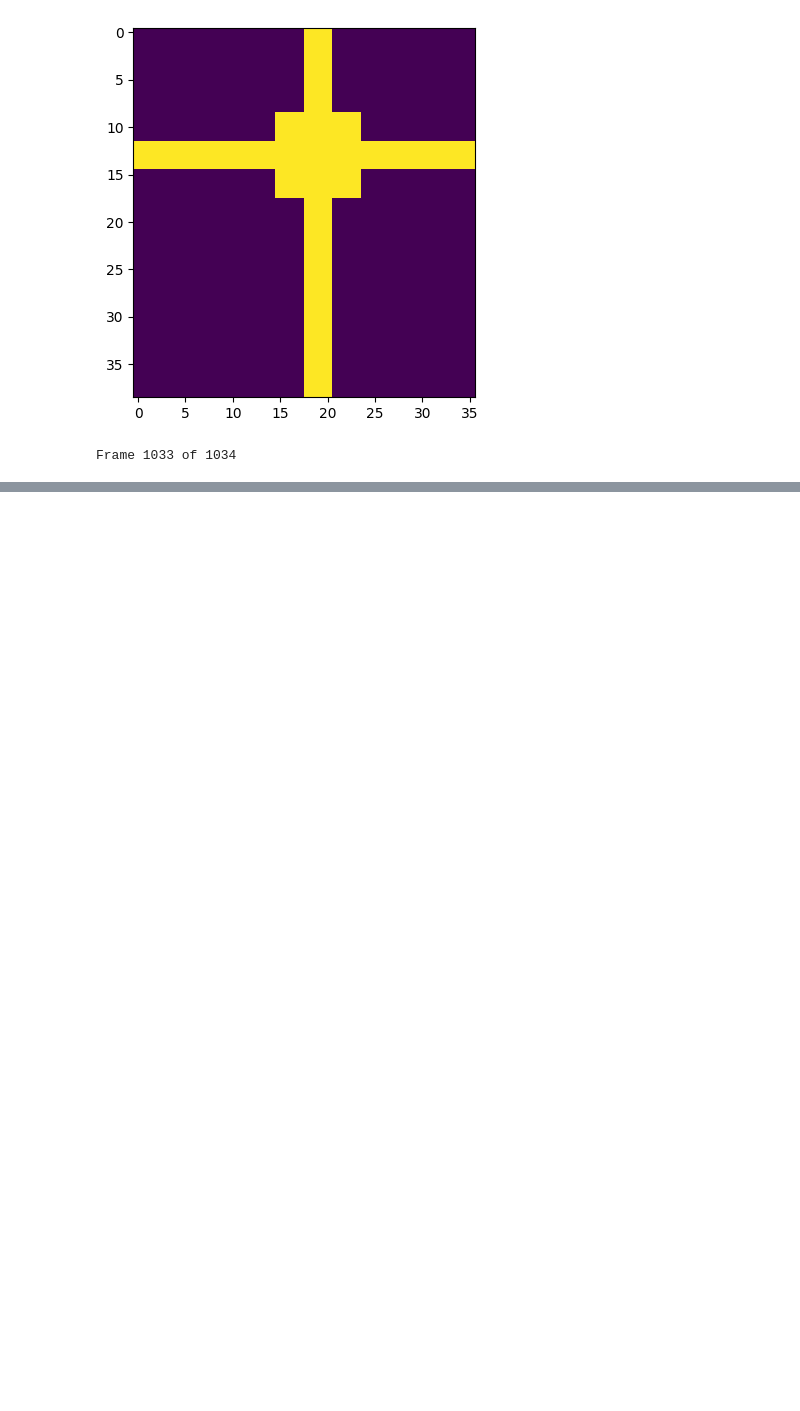
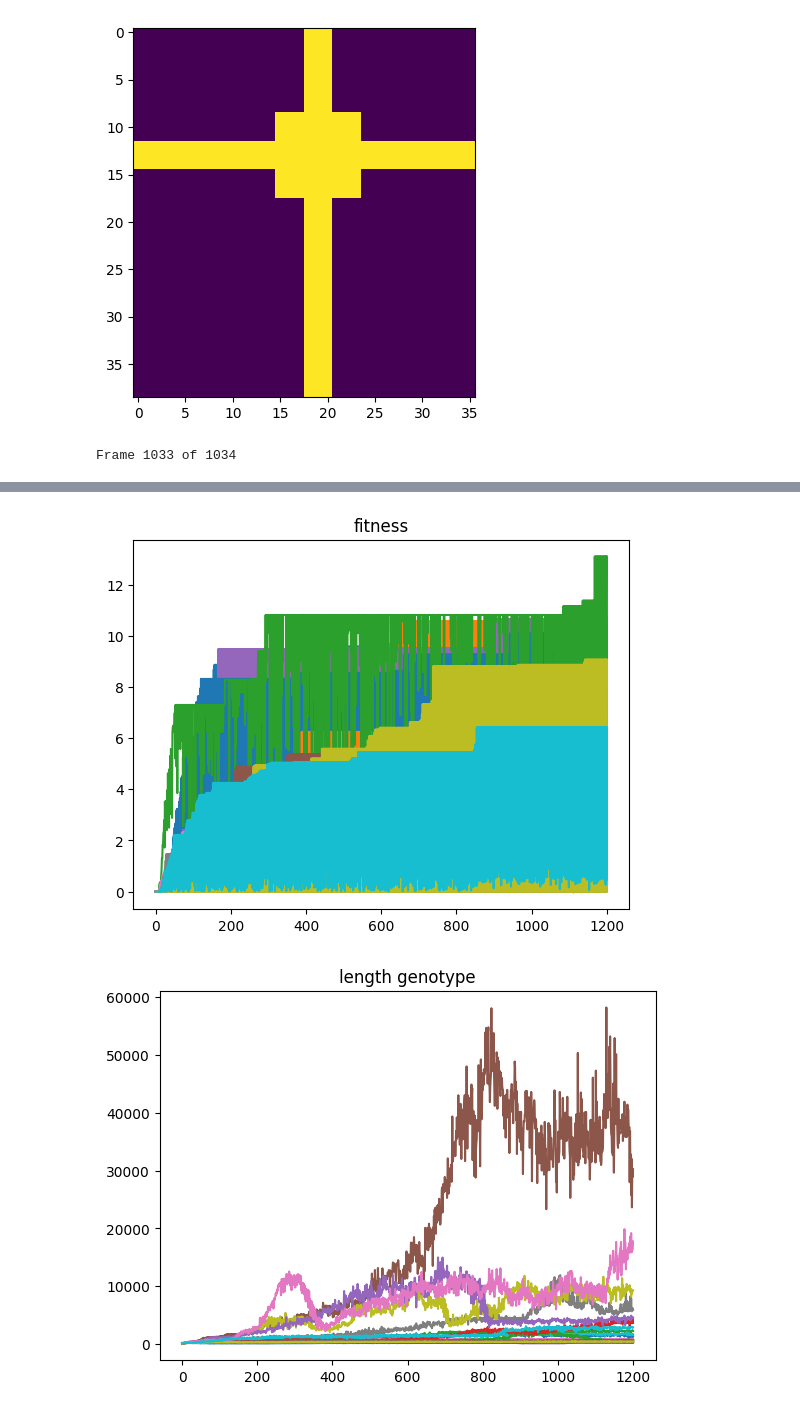
Before and after one commit to KristianiEJPK/revolve2-1, a Jupyter notebook: examples/robot_bodybrain_ea_database/analyze_concentrations.ipynb, the cells around one changed output, grey strips where cells are left out. Drawn from its saved outputs; the diff is of its cells as text; code cells hidden in the pictures; blank space fills up the shorter version.

```diff
--- a/examples/robot_bodybrain_ea_database/analyze_concentrations.ipynb
+++ b/examples/robot_bodybrain_ea_database/analyze_concentrations.ipynb
@@ -189,0 +248,6 @@ print(concentrations[4][4:10, 1031])
+# %%
+column = "fitness"
+folder_path = "C:\\Users\\niels\\Downloads\\GRN_system_runs\\Evolution\\"
+# %%
+mappings = {0: "concentration threshold", 1: "concentration decay", 2: "intra diffusion rate",
+ 3: "inter diffusion rate", 4: "capacity core", 5: "capacity hinge", 6: "capacity brick",}
@@ -189,0 +431,10 @@ print(concentrations[4][4:10, 1031])
+# %%
+data = df.loc[:, ["generation_index", "experiment_id"] + columns].groupby(["experiment_id", "generation_index"]).median()
+
+for column in columns:
+    plt.plot(data[column].unstack().T)
+    plt.title(column)
+    plt.show()
+# %% [output]
+[figure, added]
+[figure, added]
```
Also changed, not shown: parts of 17 cells of this notebook, 2 other files.
